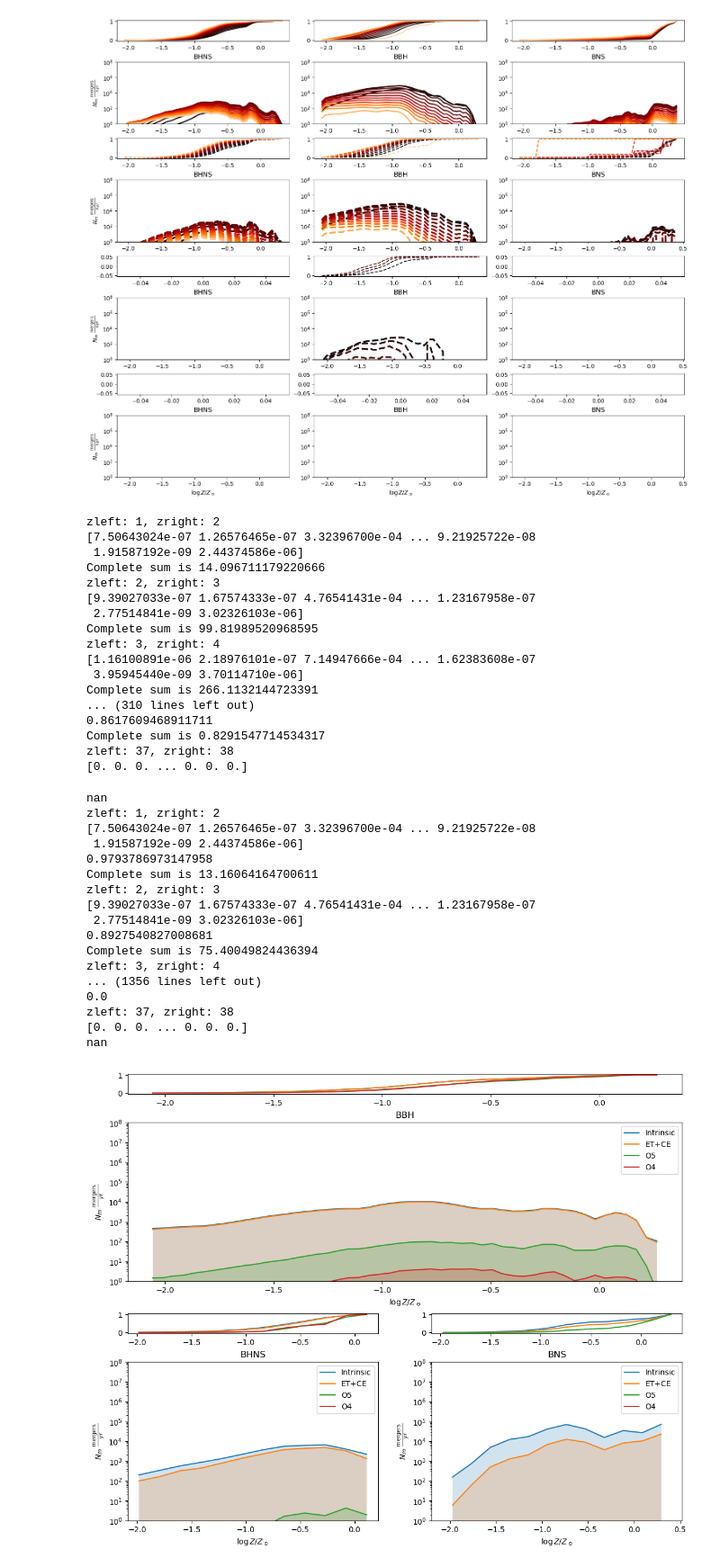
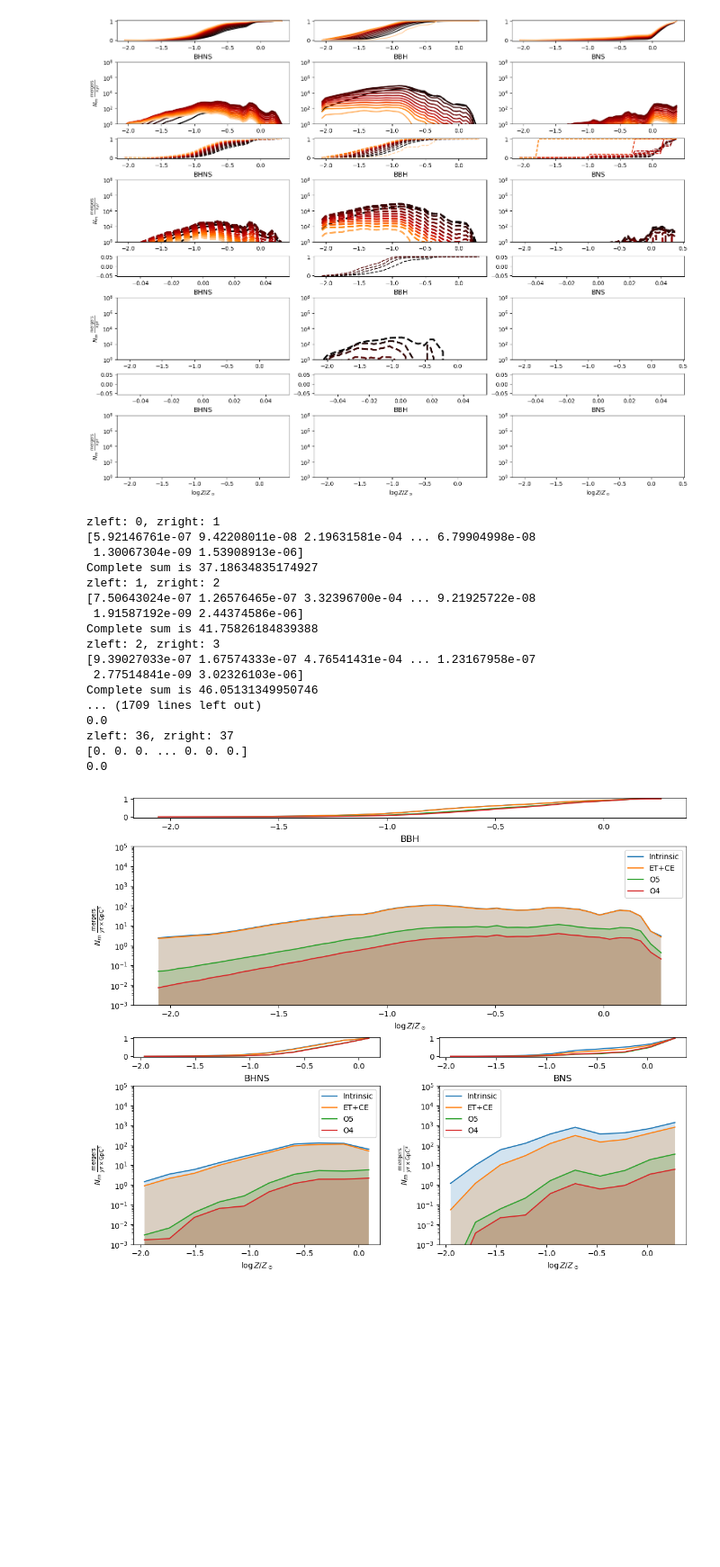
Before and after one commit to stlgolfer/metallicity_mergers, a Jupyter notebook: large_plot.ipynb, the cells around one changed output. Shown at 90% size. Saved outputs shown, nothing was run; the diff lists cells and outputs as text; code cells hidden in the pictures; blank space fills up the shorter version.

Commit message:
Checking re-sum ratios with intrinsic

```diff
--- a/large_plot.ipynb
+++ b/large_plot.ipynb
@@ -32,8 +32,8 @@ def get_metallicity_plot(plotting_data, sens_file, left, right, with_SNR=False,
     redshifts = plotting_data['redshifts']
 
     # def do_metallicity_plot_to_redshift(left, right, with_SNR=False):
-    z_left = np.digitize(left, redshifts)
-    z_right = np.digitize(right, redshifts)
+    z_left = np.digitize(left, redshifts)-1
+    z_right = np.digitize(right, redshifts)-1
     print(f'zleft: {z_left}, zright: {z_right}')
     assert (z_left >= 0 and z_right >= 0) or (z_left == z_right), "Bad redshift bin query"
 
@@ -72,8 +72,9 @@ def get_metallicity_plot(plotting_data, sens_file, left, right, with_SNR=False,
     comoving_volume = Vright - Vleft
 
     #plot_line = dco_metallicity_weighted_kde(dco_met_bins_midpoints)*dlogZ*np.sum(weights)*comoving_volume
-    plot_line = dco_met_hist*dlogZ*np.sum(weights)*comoving_volume
+    plot_line = dco_met_hist*dlogZ*np.sum(weights)#*comoving_volume
     print(f'Complete sum is {np.sum(plot_line)}')
+    # print(f'Sum from merger rate is {np.sum(all_weights)}')
 
     return dco_met_bins_midpoints, plot_line
 
@@ -327,63 +328,48 @@ def plot_subpopulation(pop_type, loc, num_bins):
                 sum_total = sum_total + counts
             ax.fill_between(zm_start, sum_total, alpha=0.2)
             # ax.plot(dco_met_bins_midpoints, plot_line, label=label)
             # ax.plot(dco_met_bins_midpoints, 1e6*np.ones_like(dco_met_bins_midpoints))
             ax.plot(zm_start, sum_total, label=label)
             large_ax[f'{loc}CDF'].plot(zm_start, np.cumsum(sum_total)/np.sum(sum_total), label=label)
-            return np.sum(sum_total)
+            return np.sum(sum_total)/np.sum(intrinsic['all_weights'])
         ax.set_yscale('log')
         ax.set_title(pop_type)
-        ax.set_ylim(1,1e8)
-        ax.set_ylabel(r'$N_m~\frac{\text{mergers}}{yr}$')
+        ax.set_ylim(1e-3,1e5)
+        ax.set_ylabel(r'$N_m~\frac{\text{mergers}}{yr\times\text{GpC}^3}$')
         ax.set_xlabel(r'$\log Z/Z_\odot$')
 
         i_total = subpopulation_sens(None, 'Intrinsic', False)
+        assert i_total > 0.99, f"Re-bin failure: {i_total}"
+        print(f'Summed ratio vs intrinsic: {i_total}')
         etce_total = subpopulation_sens(f'{pop_type}_CE_8.npy', 'ET+CE', True)
         o5_total = subpopulation_sens(f'{pop_type}_LVK_O5_8.npy', 'O5', True)
         o4_total = subpopulation_sens(f'{pop_type}_LV_O4a_8.npy', 'O4', True)
         ax.legend()
         # print(f'Ratios: {etce_total/i_total}, {o5_total/i_total}')
         # ax.legend()
         # plot(intrinsic, large_ax[loc], f'{pop_type}_O5_8.npy', large_ax[f'{loc}CDF'], intrinsic=False, do_binning=False)
         # plot(intrinsic, large_ax[loc], f'{pop_type}_O4_8.npy', large_ax[f'{loc}CDF'], intrinsic=False, do_binning=False)
         # plot(intrinsic, large_ax[loc], f'{pop_type}_ET_CE_10.npy', large_ax[f'{loc}CDF'], intrinsic=False, do_binning=False)
 plot_subpopulation('BBH', 'Top', num_bins=50)
-plot_subpopulation('BHNS', 'Left', num_bins=12)
-plot_subpopulation('BNS', 'Right', num_bins=12)
+plot_subpopulation('BHNS', 'Left', num_bins=10)
+plot_subpopulation('BNS', 'Right', num_bins=10)
 large_fig.show()
 # %% [output]
+zleft: 0, zright: 1
+[5.92146761e-07 9.42208011e-08 2.19631581e-04 ... 6.79904998e-08
+ 1.30067304e-09 1.53908913e-06]
+Complete sum is 37.18634835174927
 zleft: 1, zright: 2
 [7.50643024e-07 1.26576465e-07 3.32396700e-04 ... 9.21925722e-08
  1.91587192e-09 2.44374586e-06]
-Complete sum is 14.096711179220666
+Complete sum is 41.75826184839388
 zleft: 2, zright: 3
 [9.39027033e-07 1.67574333e-07 4.76541431e-04 ... 1.23167958e-07
  2.77514841e-09 3.02326103e-06]
-Complete sum is 99.81989520968595
-zleft: 3, zright: 4
-[1.16100891e-06 2.18976101e-07 7.14947666e-04 ... 1.62383608e-07
- 3.95945440e-09 3.70114710e-06]
-Complete sum is 266.1132144723391
-... (310 lines left out)
-0.8617609468911711
-Complete sum is 0.8291547714534317
-zleft: 37, zright: 38
+Complete sum is 46.05131349950746
+... (1709 lines left out)
+0.0
+zleft: 36, zright: 37
 [0. 0. 0. ... 0. 0. 0.]
+0.0
-nan
-zleft: 1, zright: 2
-[7.50643024e-07 1.26576465e-07 3.32396700e-04 ... 9.21925722e-08
- 1.91587192e-09 2.44374586e-06]
-0.9793786973147958
-Complete sum is 13.16064164700611
-zleft: 2, zright: 3
-[9.39027033e-07 1.67574333e-07 4.76541431e-04 ... 1.23167958e-07
- 2.77514841e-09 3.02326103e-06]
-0.8927540827008681
-Complete sum is 75.40049824436394
-zleft: 3, zright: 4
-... (1356 lines left out)
-0.0
-zleft: 37, zright: 38
-[0. 0. 0. ... 0. 0. 0.]
-nan
-[figure, old version]
+[figure, new version]
```
Also changed, not shown: 1 other file.
